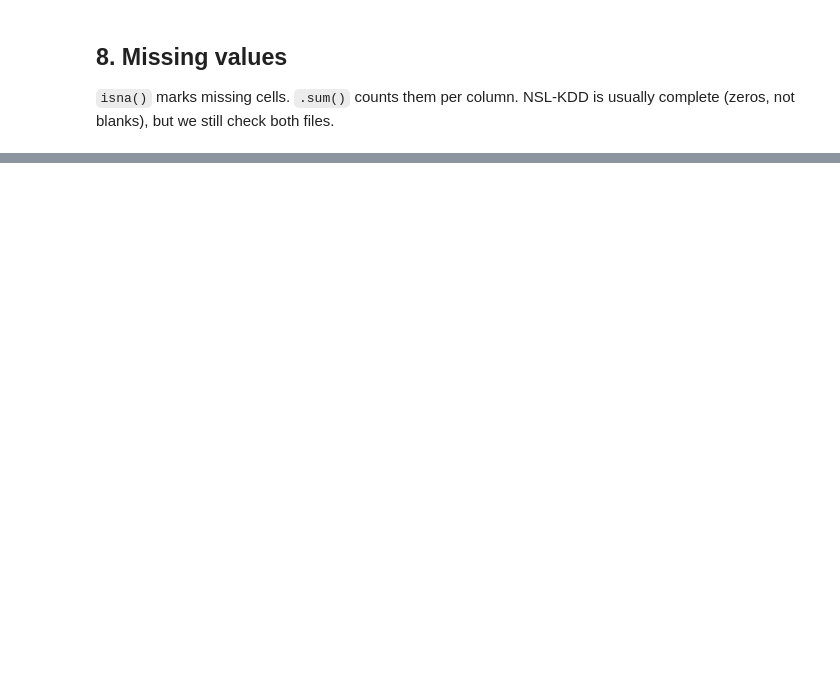
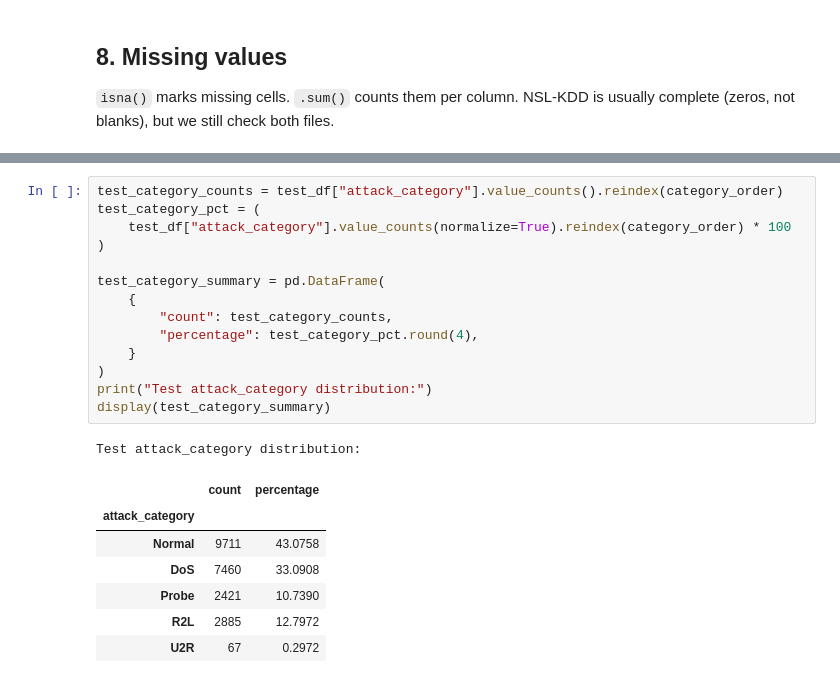
Before and after one commit to nitya098/network-traffic-anomaly-detection, a Jupyter notebook: notebooks/01_eda.ipynb, the cells around one changed output, grey strips where cells are left out. Cells and saved outputs as stored; diff of their text form; blank space fills up the shorter version.

```diff
--- a/notebooks/01_eda.ipynb
+++ b/notebooks/01_eda.ipynb
@@ -131,0 +372,23 @@ print(test_df.isna().sum())
+# %%
+test_category_counts = test_df["attack_category"].value_counts().reindex(category_order)
+test_category_pct = (
+    test_df["attack_category"].value_counts(normalize=True).reindex(category_order) * 100
+)
+
+test_category_summary = pd.DataFrame(
+    {
+        "count": test_category_counts,
+        "percentage": test_category_pct.round(4),
+    }
+)
+print("Test attack_category distribution:")
+display(test_category_summary)
+# %% [output]
+Test attack_category distribution:
+|  | count | percentage |
+| attack_category |  |  |
+| Normal | 9711 | 43.0758 |
+| DoS | 7460 | 33.0908 |
+| Probe | 2421 | 10.7390 |
+| R2L | 2885 | 12.7972 |
+| U2R | 67 | 0.2972 |
```
Also changed, not shown: parts of 34 cells of this notebook.
